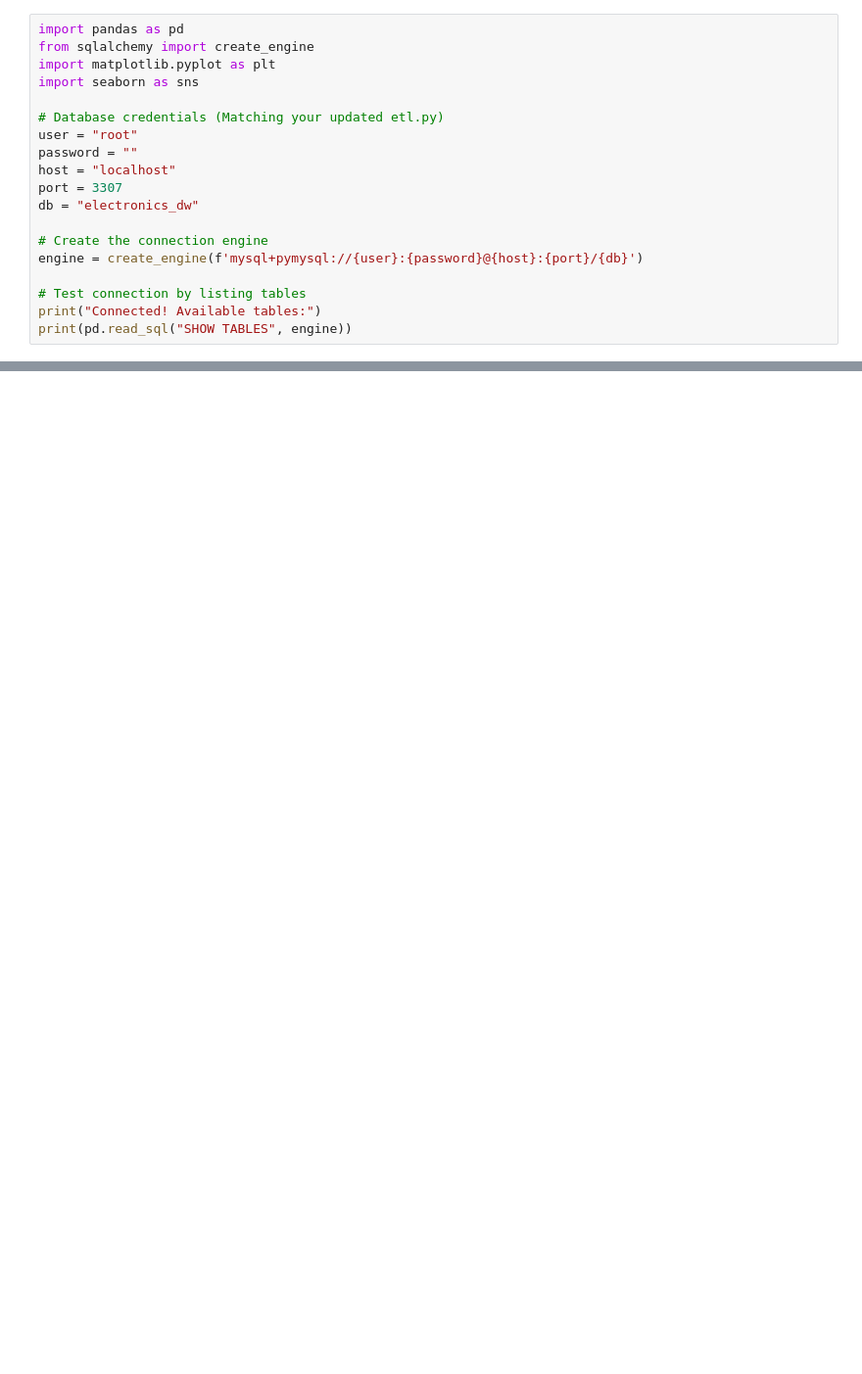
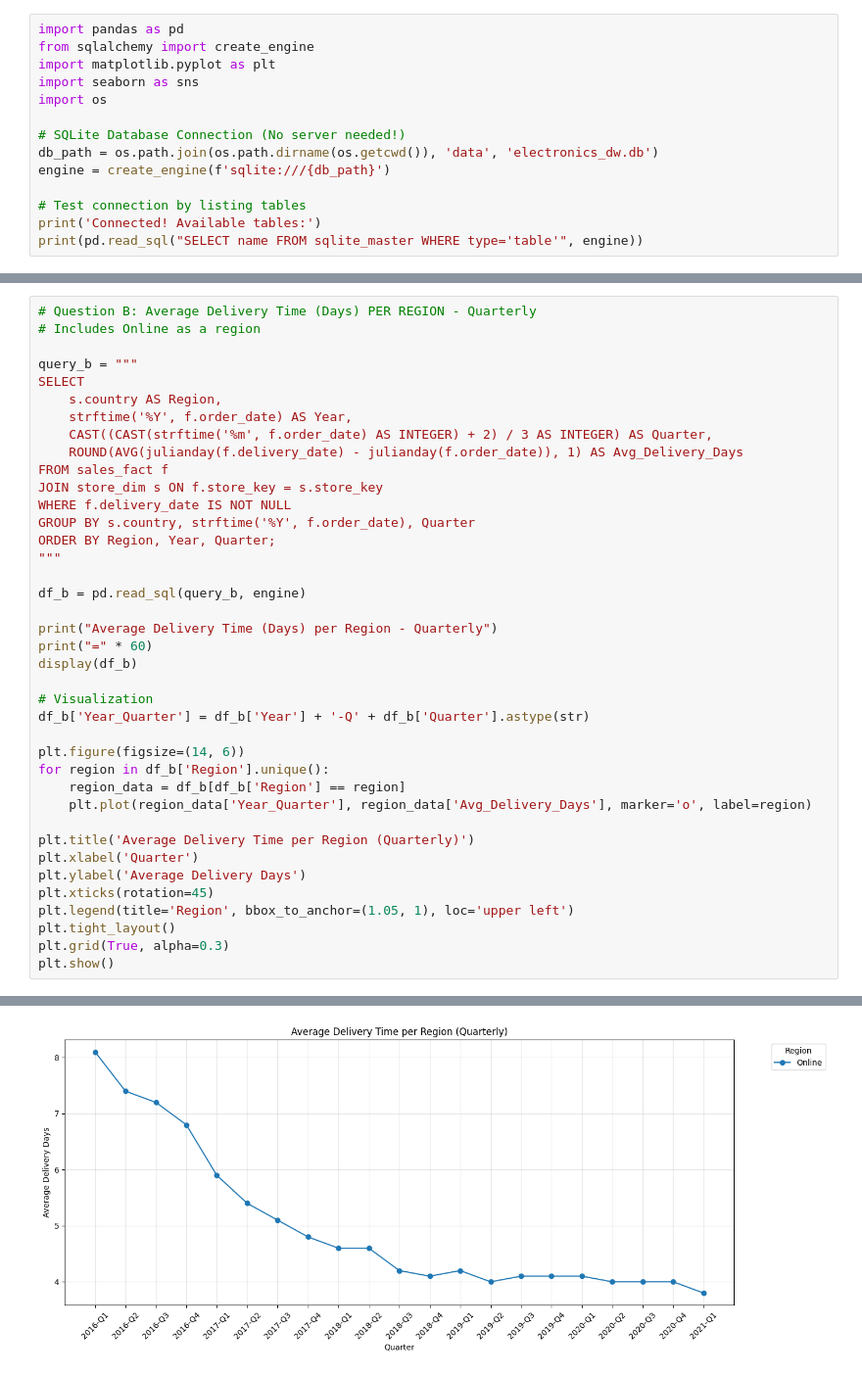
Before and after one commit to mik-chaela/DWBI-Final-Project, a Jupyter notebook: notebooks/analysis.ipynb, the cells around one changed output, grey strips where cells are left out. Shown at 98% size. Cells and saved outputs as stored; diff of their text form; blank space fills up the shorter version.

Commit message:
question 2

```diff
--- a/notebooks/analysis.ipynb
+++ b/notebooks/analysis.ipynb
@@ -3,19 +3,14 @@ import pandas as pd
 from sqlalchemy import create_engine
 import matplotlib.pyplot as plt
 import seaborn as sns
+import os
 
-# Database credentials (Matching your updated etl.py)
-user = "root"
-password = ""
-host = "localhost"
-port = 3307
-db = "electronics_dw"
-
-# Create the connection engine
-engine = create_engine(f'mysql+pymysql://{user}:{password}@{host}:{port}/{db}')
+# SQLite Database Connection (No server needed!)
+db_path = os.path.join(os.path.dirname(os.getcwd()), 'data', 'electronics_dw.db')
+engine = create_engine(f'sqlite:///{db_path}')
 
 # Test connection by listing tables
-print("Connected! Available tables:")
-print(pd.read_sql("SHOW TABLES", engine))
+print('Connected! Available tables:')
+print(pd.read_sql("SELECT name FROM sqlite_master WHERE type='table'", engine))
 # %% [output]
 Connected! Available tables:
@@ -61,0 +58,40 @@ for table in existing_tables:
+# %%
+# Question B: Average Delivery Time (Days) PER REGION - Quarterly
+# Includes Online as a region
+
+query_b = """
+SELECT
+    s.country AS Region,
+    strftime('%Y', f.order_date) AS Year,
+    CAST((CAST(strftime('%m', f.order_date) AS INTEGER) + 2) / 3 AS INTEGER) AS Quarter,
+    ROUND(AVG(julianday(f.delivery_date) - julianday(f.order_date)), 1) AS Avg_Delivery_Days
+FROM sales_fact f
+JOIN store_dim s ON f.store_key = s.store_key
+WHERE f.delivery_date IS NOT NULL
+GROUP BY s.country, strftime('%Y', f.order_date), Quarter
+ORDER BY Region, Year, Quarter;
+"""
+
+df_b = pd.read_sql(query_b, engine)
+
+print("Average Delivery Time (Days) per Region - Quarterly")
+print("=" * 60)
+display(df_b)
+
+# Visualization
+df_b['Year_Quarter'] = df_b['Year'] + '-Q' + df_b['Quarter'].astype(str)
+
+plt.figure(figsize=(14, 6))
+for region in df_b['Region'].unique():
+    region_data = df_b[df_b['Region'] == region]
+    plt.plot(region_data['Year_Quarter'], region_data['Avg_Delivery_Days'], marker='o', label=region)
+
+plt.title('Average Delivery Time per Region (Quarterly)')
+plt.xlabel('Quarter')
+plt.ylabel('Average Delivery Days')
+plt.xticks(rotation=45)
+plt.legend(title='Region', bbox_to_anchor=(1.05, 1), loc='upper left')
+plt.tight_layout()
+plt.grid(True, alpha=0.3)
+plt.show()
+# %% [output]
@@ -61,0 +117 @@ for table in existing_tables:
+[figure, added]
```
Also changed, not shown: parts of 4 cells of this notebook, 7 other files.
